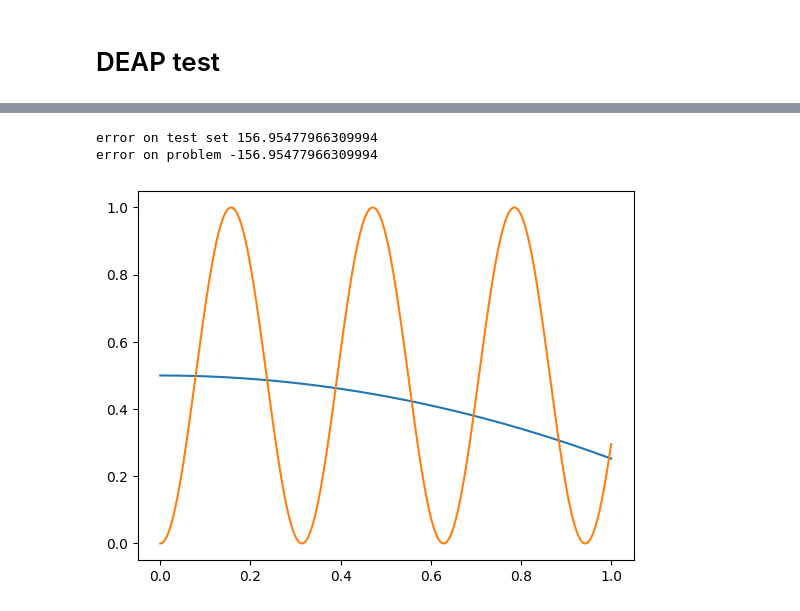
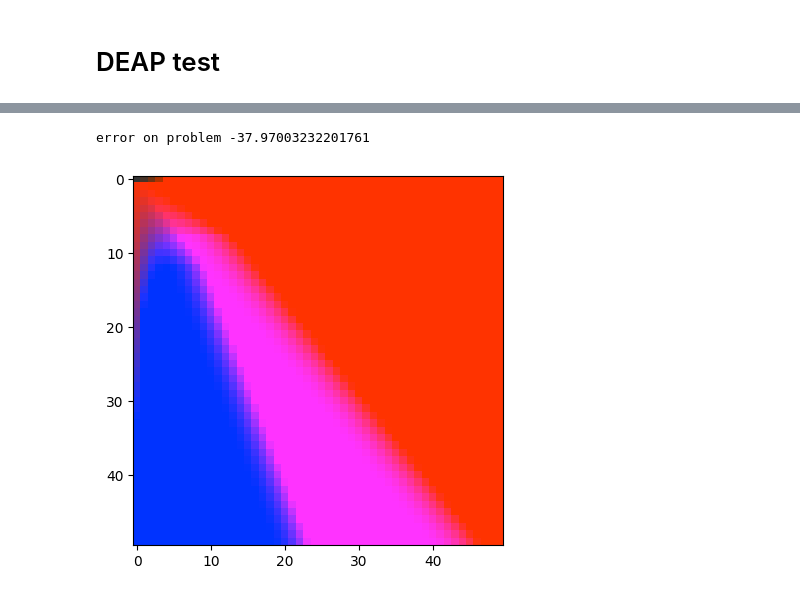
Before and after one commit to joaoMartinSaquet/AGRN, a Jupyter notebook: test.ipynb, the cells around one changed output, grey strips where cells are left out. Cells and saved outputs as stored; diff of their text form; code cells hidden in the pictures.

```diff
--- a/test.ipynb
+++ b/test.ipynb
@@ -277,37 +264,38 @@ AttributeError: 'numpy.ndarray' object has no attribute 'append'
 # %%
 grn = GRN(best_individual, nin=1, nout=1)
 # grn.setup()
 
 t = np.linspace(0, 1, 500)
 
 err, ypred = problem.eval(best_individual)
 # grn.setup()
 # grn.reset()
 # grn.warmup(25)
 # y=  []
 # for ti in t:
 #     grn.set_input([ti])
 #     grn.step()
 #     y.append(grn.get_output())
 # print(grn.concentrations)
 
 # plt.plot(t, y[:])
 # plt.plot(t, np.sin(t)**2)
 # plt.show()
-plt.plot(t, ypred,)
-# plt.plot(t, np.sin(t)**2)
-plt.plot(t, problem.ytrain)
-np.sum(abs(ypred-problem.ytrain))
+
+plt.imshow(ypred)
+# plt.plot(t, ypred,)
+# # plt.plot(t, np.sin(t**10)**2)
+# plt.plot(t, problem.ytrain)
+# np.sum(abs(ypred-problem.ytrain))
 
 
-print("error on test set", np.sum(abs(ypred-problem.ytrain)))
+# print("error on test set", np.sum(abs(ypred-problem.ytrain)))
 print("error on problem", err)
 # np.linalg.norm(ypred - np.sin(t)**2)
 # np.linalg.norm(y[:] - np.sin(t)**2)
 # %% [output]
-error on test set 156.95477966309994
-error on problem -156.95477966309994
+error on problem -37.97003232201761
-[figure, old version]
+[figure, new version]
 # %%
 len(best_individual), best_individual
 
```
Also changed, not shown: parts of 10 cells of this notebook, 8 other files.
